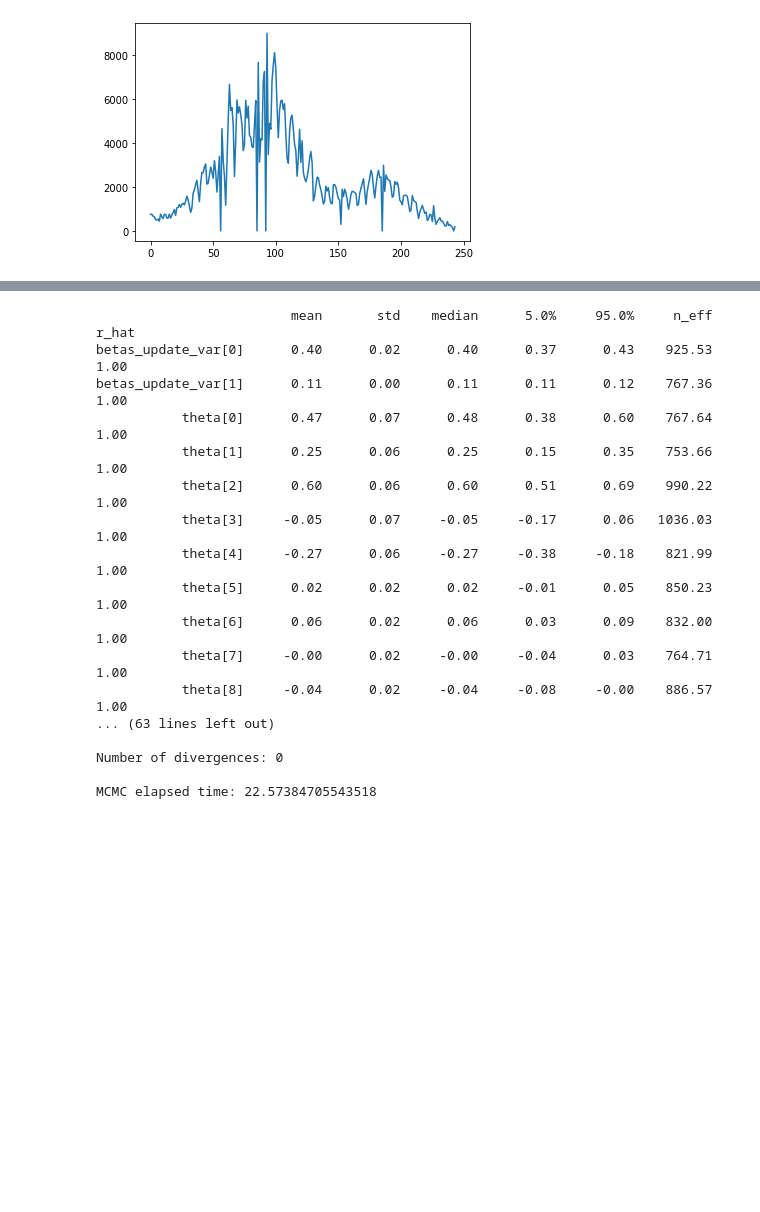
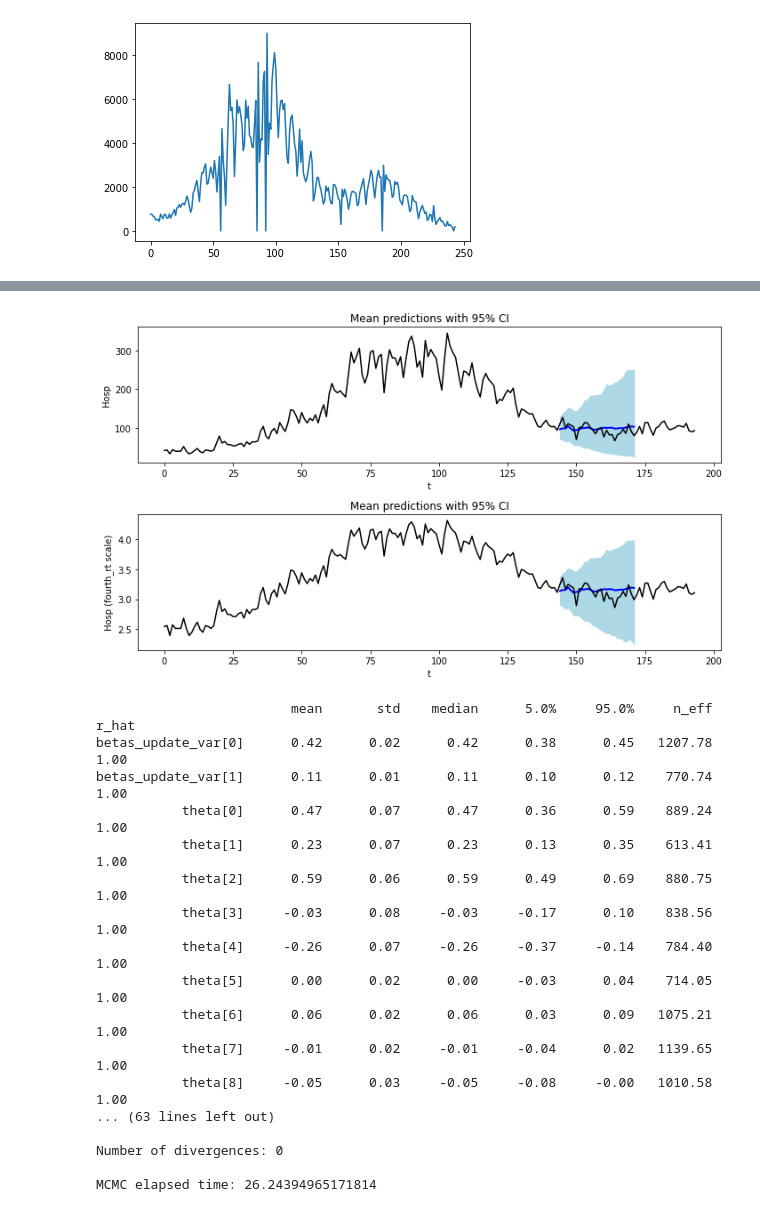
Before and after one commit to elray1/sarix, a Jupyter notebook: demo.ipynb, the cells around one changed output, grey strips where cells are left out. Saved outputs shown, nothing was run; the diff lists cells and outputs as text; code cells hidden in the pictures; blank space fills up the shorter version.

```diff
--- a/demo.ipynb
+++ b/demo.ipynb
@@ -96,4 +148,15 @@ plt.plot(df.hosp)
 # %%
 # quick reload for debug
-# from importlib import reload
-# sarix = reload(sarix)
+from importlib import reload
+sarix = reload(sarix)
+# %%
+sarix_fit_hosp_only = sarix.SARIX(
+    xy = df[["hosp"]].values[:-50],
+    p = 2,
+    P = 1,
+    season_period = 7,
+    transform = "fourth_rt",
+    forecast_horizon = 28,
+    num_warmup = 1000,
+    num_samples = 1000,
+    num_chains = 1)
@@ -100,31 +181,33 @@ plt.plot(df.hosp)
+# %%
+plot_forecasts(sarix_fit_hosp_only, ['Hosp'])
+# %% [output]
+[figure, added]
 # %%
-sarix_fit = sarix.SARIX(
-    xy = df[["case_fixed", "hosp"]].values,
+sarix_fit_cases = sarix.SARIX(
+    xy = df[["case_fixed", "hosp"]].values[:-50],
     p = 2,
     P = 1,
     season_period = 7,
-    transform = "quarter",
+    transform = "fourth_rt",
     forecast_horizon = 28,
     num_warmup = 1000,
     num_samples = 1000,
     num_chains = 1)
-
-# stl_fit.plot()
 # %% [output]
                          mean       std    median      5.0%     95.0%     n_eff     r_hat
-betas_update_var[0]      0.40      0.02      0.40      0.37      0.43    925.53      1.00
-betas_update_var[1]      0.11      0.00      0.11      0.11      0.12    767.36      1.00
-           theta[0]      0.47      0.07      0.48      0.38      0.60    767.64      1.00
-           theta[1]      0.25      0.06      0.25      0.15      0.35    753.66      1.00
-           theta[2]      0.60      0.06      0.60      0.51      0.69    990.22      1.00
-           theta[3]     -0.05      0.07     -0.05     -0.17      0.06   1036.03      1.00
-           theta[4]     -0.27      0.06     -0.27     -0.38     -0.18    821.99      1.00
-           theta[5]      0.02      0.02      0.02     -0.01      0.05    850.23      1.00
-           theta[6]      0.06      0.02      0.06      0.03      0.09    832.00      1.00
-           theta[7]     -0.00      0.02     -0.00     -0.04      0.03    764.71      1.00
-           theta[8]     -0.04      0.02     -0.04     -0.08     -0.00    886.57      1.00
+betas_update_var[0]      0.42      0.02      0.42      0.38      0.45   1207.78      1.00
+betas_update_var[1]      0.11      0.01      0.11      0.10      0.12    770.74      1.00
+           theta[0]      0.47      0.07      0.47      0.36      0.59    889.24      1.00
+           theta[1]      0.23      0.07      0.23      0.13      0.35    613.41      1.00
+           theta[2]      0.59      0.06      0.59      0.49      0.69    880.75      1.00
+           theta[3]     -0.03      0.08     -0.03     -0.17      0.10    838.56      1.00
+           theta[4]     -0.26      0.07     -0.26     -0.37     -0.14    784.40      1.00
+           theta[5]      0.00      0.02      0.00     -0.03      0.04    714.05      1.00
+           theta[6]      0.06      0.02      0.06      0.03      0.09   1075.21      1.00
+           theta[7]     -0.01      0.02     -0.01     -0.04      0.02   1139.65      1.00
+           theta[8]     -0.05      0.03     -0.05     -0.08     -0.00   1010.58      1.00
 ... (63 lines left out)
 
 Number of divergences: 0
 
-MCMC elapsed time: 22.57384705543518
+MCMC elapsed time: 26.24394965171814
```
Also changed, not shown: parts of 10 cells of this notebook, 1 other file.
